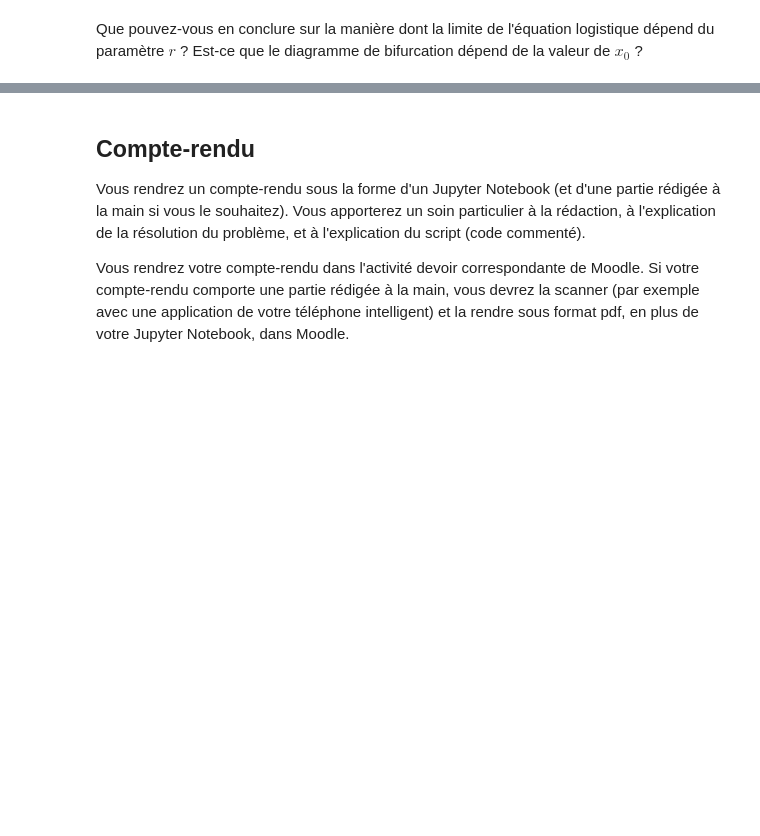
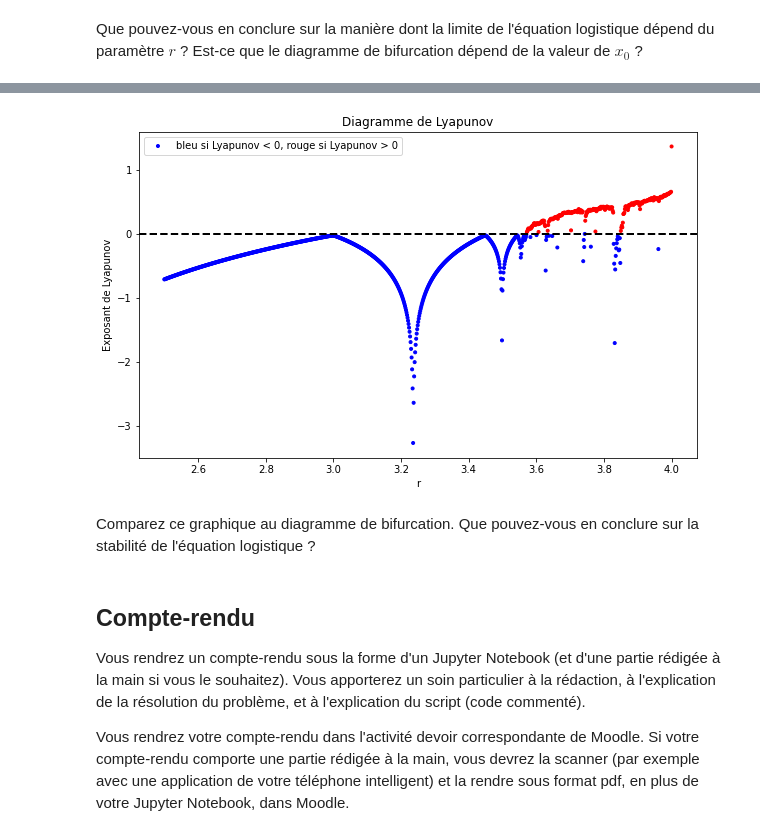
Before and after one commit to rochSmets/2py222, a Jupyter notebook: miniProjets/sol/chaos.ipynb, the cells around one changed output, grey strips where cells are left out. Cells and saved outputs as stored; diff of their text form; code cells hidden in the pictures; blank space fills up the shorter version.

```diff
--- a/miniProjets/sol/chaos.ipynb
+++ b/miniProjets/sol/chaos.ipynb
@@ -201,3 +151,28 @@ print("Nombre de bleu:", b)
+# %%
+def lyapunov_exponant(x0, r, N_iter):
+    x_ = np.fabs(suite_logistique_derivee(x0, r, N_iter))
+    x_ = np.clip(x_, 1e-9, None)
+    return np.sum(np.log(x_))/N_iter
+# %%
+N = 1000
+r_values = np.linspace(2.5, 4.0, N)
+# %%
+lyapunovs = [lyapunov_exponant(0.5, r, N_iter) for r in r_values]
+# %%
+colors = ['red' if lyapunov > 0 else 'blue' for lyapunov in lyapunovs]
+# %%
+plt.figure(figsize=(10, 6))
+plt.scatter(r_values, lyapunovs, c=colors, marker='.',label='bleu si Lyapunov < 0, rouge si Lyapunov > 0')
+plt.axhline(0, color='black', linestyle='--', linewidth=2)
+plt.title('Diagramme de Lyapunov')
+plt.xlabel('r')
+plt.ylabel('Exposant de Lyapunov')
+plt.legend()
+plt.show()
+# %% [output]
+[figure, added]
+# %% [markdown]
+Comparez ce graphique au diagramme de bifurcation. Que pouvez-vous en conclure sur la stabilité de l'équation logistique ?
 # %% [markdown]
 ## Compte-rendu
 Vous rendrez un compte-rendu sous la forme d'un Jupyter Notebook (et d'une partie rédigée à la main si vous le souhaitez).
```
Also changed, not shown: parts of 7 cells of this notebook, 6 other files.
